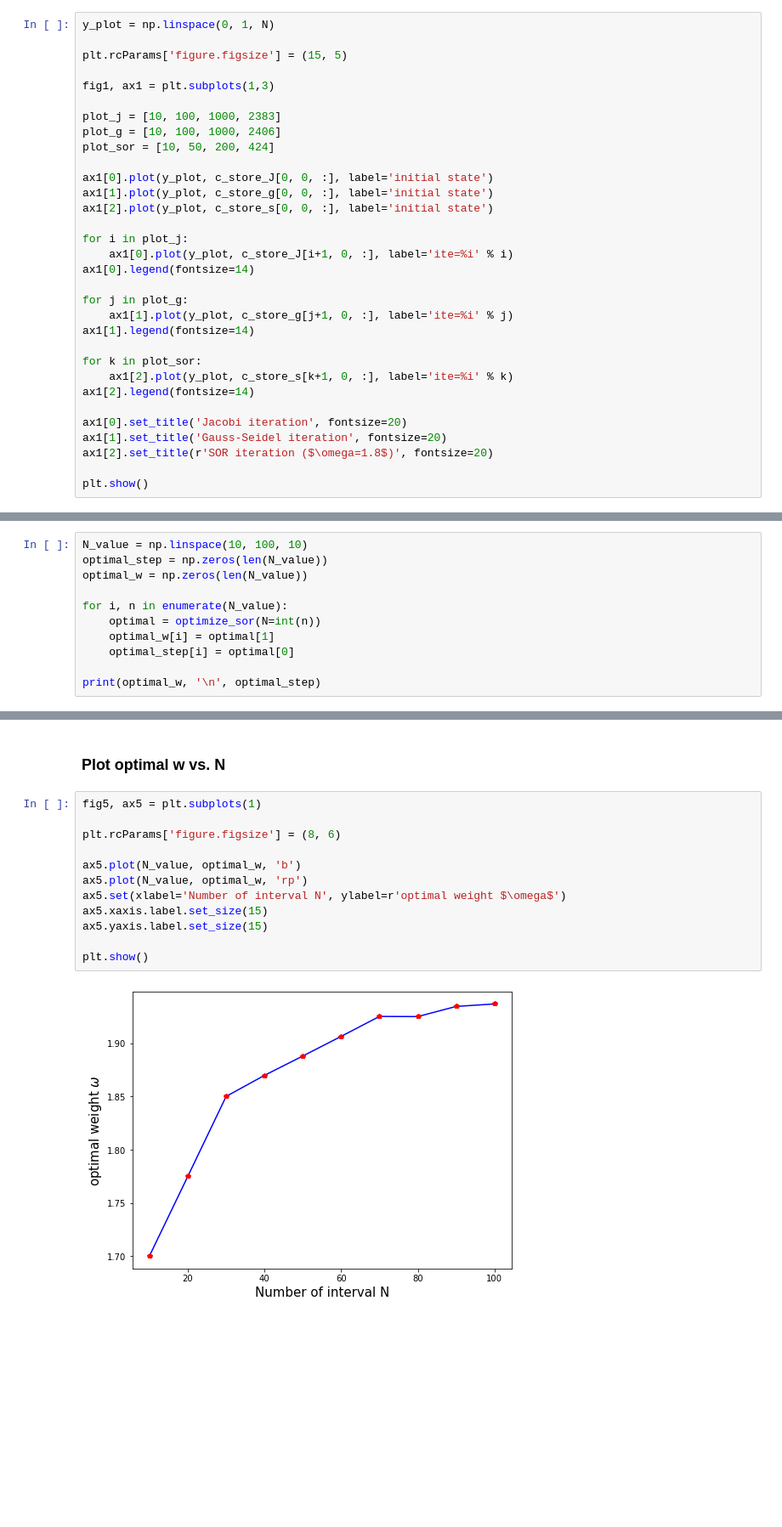
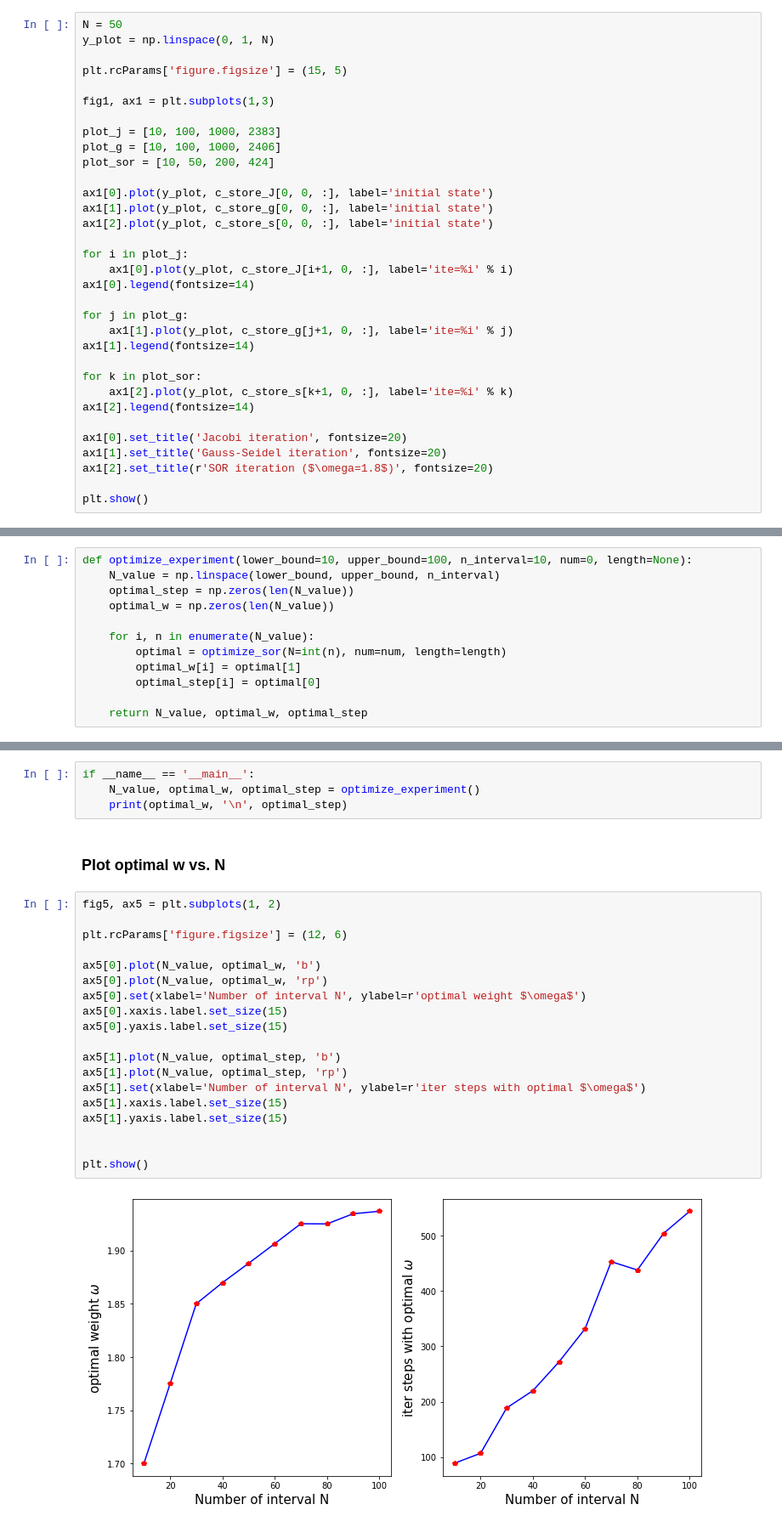
Before and after one commit to Alex-notmyname/MSC-Computational-Science, a Jupyter notebook: Scientific_Computing/Set 1 report/Exercise_1_3.ipynb, the cells around one changed output, grey strips where cells are left out. Shown at 85% size. Saved outputs shown, nothing was run; the diff lists cells and outputs as text; blank space fills up the shorter version.

```diff
--- a/Scientific_Computing/Set 1 report/Exercise_1_3.ipynb
+++ b/Scientific_Computing/Set 1 report/Exercise_1_3.ipynb
@@ -208,6 +252,7 @@ if __name__ == '__main__':
 # %% [markdown]
 ### 1.
 # %%
+N = 50
 y_plot = np.linspace(0, 1, N)
 
 plt.rcParams['figure.figsize'] = (15, 5)
@@ -337,13 +382,14 @@ def optimize_sor(lower_bound=1.7, upper_bound=2, N=50, max_ite=5000, e=1e-5):
 # %% [markdown]
 ### Optimize with different N
 # %%
-N_value = np.linspace(10, 100, 10)
-optimal_step = np.zeros(len(N_value))
-optimal_w = np.zeros(len(N_value))
+def optimize_experiment(lower_bound=10, upper_bound=100, n_interval=10, num=0, length=None):
+    N_value = np.linspace(lower_bound, upper_bound, n_interval)
+    optimal_step = np.zeros(len(N_value))
+    optimal_w = np.zeros(len(N_value))
 
-for i, n in enumerate(N_value):
-    optimal = optimize_sor(N=int(n))
-    optimal_w[i] = optimal[1]
-    optimal_step[i] = optimal[0]
+    for i, n in enumerate(N_value):
+        optimal = optimize_sor(N=int(n), num=num, length=length)
+        optimal_w[i] = optimal[1]
+        optimal_step[i] = optimal[0]
 
-print(optimal_w, '\n', optimal_step)
+    return N_value, optimal_w, optimal_step
@@ -364,16 +396,27 @@ print(optimal_w, '\n', optimal_step)
+# %%
+if __name__ == '__main__':
+    N_value, optimal_w, optimal_step = optimize_experiment()
+    print(optimal_w, '\n', optimal_step)
 # %% [markdown]
 ### Plot optimal w vs. N
 # %%
-fig5, ax5 = plt.subplots(1)
+fig5, ax5 = plt.subplots(1, 2)
 
-plt.rcParams['figure.figsize'] = (8, 6)
+plt.rcParams['figure.figsize'] = (12, 6)
 
-ax5.plot(N_value, optimal_w, 'b')
-ax5.plot(N_value, optimal_w, 'rp')
-ax5.set(xlabel='Number of interval N', ylabel=r'optimal weight $\omega$')
-ax5.xaxis.label.set_size(15)
-ax5.yaxis.label.set_size(15)
+ax5[0].plot(N_value, optimal_w, 'b')
+ax5[0].plot(N_value, optimal_w, 'rp')
+ax5[0].set(xlabel='Number of interval N', ylabel=r'optimal weight $\omega$')
+ax5[0].xaxis.label.set_size(15)
+ax5[0].yaxis.label.set_size(15)
+
+ax5[1].plot(N_value, optimal_step, 'b')
+ax5[1].plot(N_value, optimal_step, 'rp')
+ax5[1].set(xlabel='Number of interval N', ylabel=r'iter steps with optimal $\omega$')
+ax5[1].xaxis.label.set_size(15)
+ax5[1].yaxis.label.set_size(15)
+
 
 plt.show()
 # %% [output]
-[figure, old version]
+[figure, new version]
```
Also changed, not shown: parts of 14 cells of this notebook.
